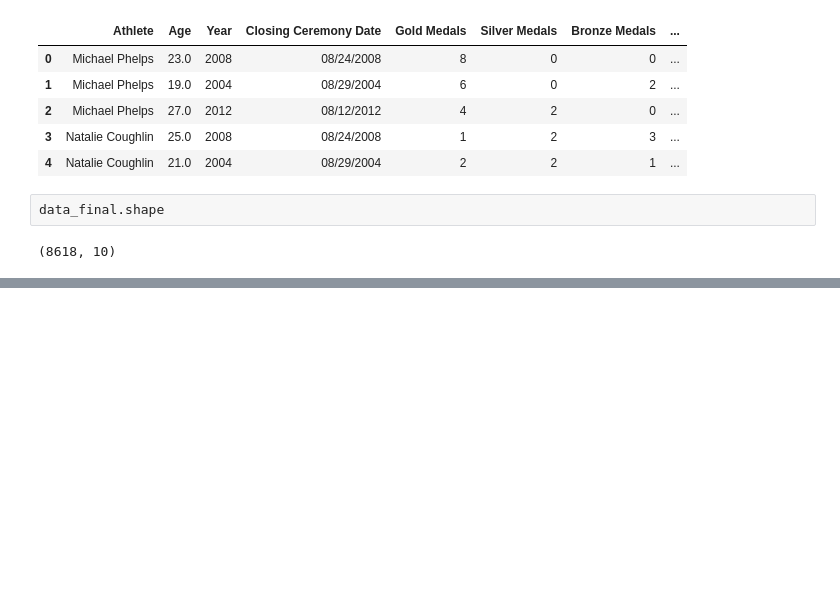
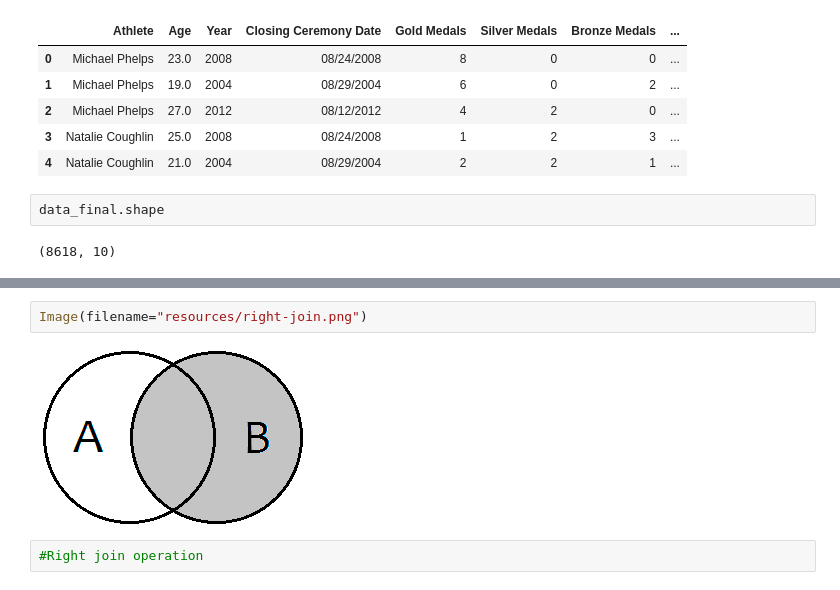
Before and after one commit to elugo00/machine-learning-python-course, a Jupyter notebook: notebooks/T2 - 4 - Data Cleaning - Concatenación de datos.ipynb, the cells around one changed output, grey strips where cells are left out. Drawn from its saved outputs; the diff is of its cells as text; blank space fills up the shorter version.

```diff
--- a/notebooks/T2 - 4 - Data Cleaning - Concatenación de datos.ipynb
+++ b/notebooks/T2 - 4 - Data Cleaning - Concatenación de datos.ipynb
@@ -292,0 +366,6 @@ data_final.shape
+# %%
+Image(filename="resources/right-join.png")
+# %% [output]
+[figure, added]
+# %%
+#Right join operation
```
Also changed, not shown: parts of 19 cells of this notebook, 7 other files.
